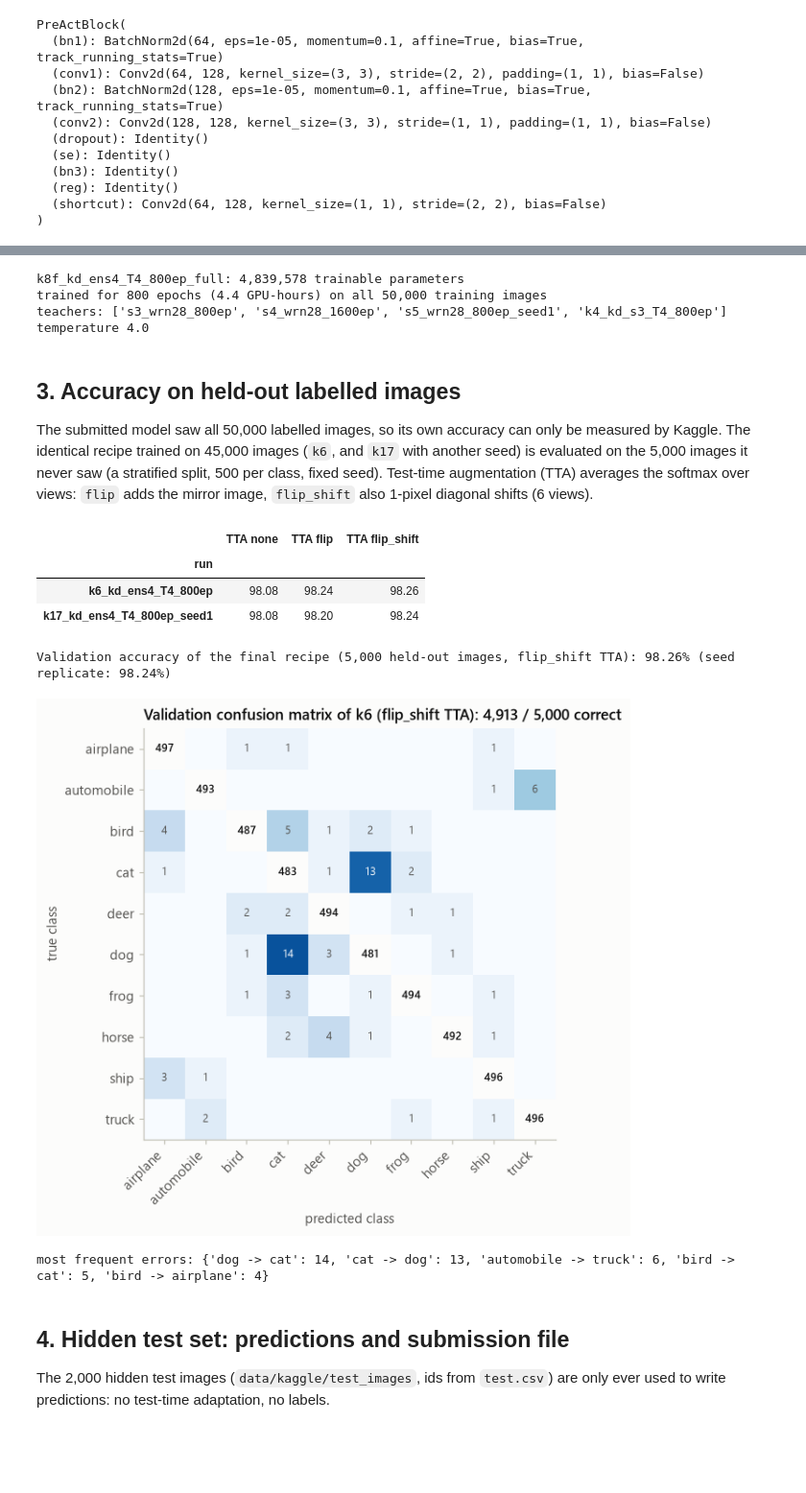
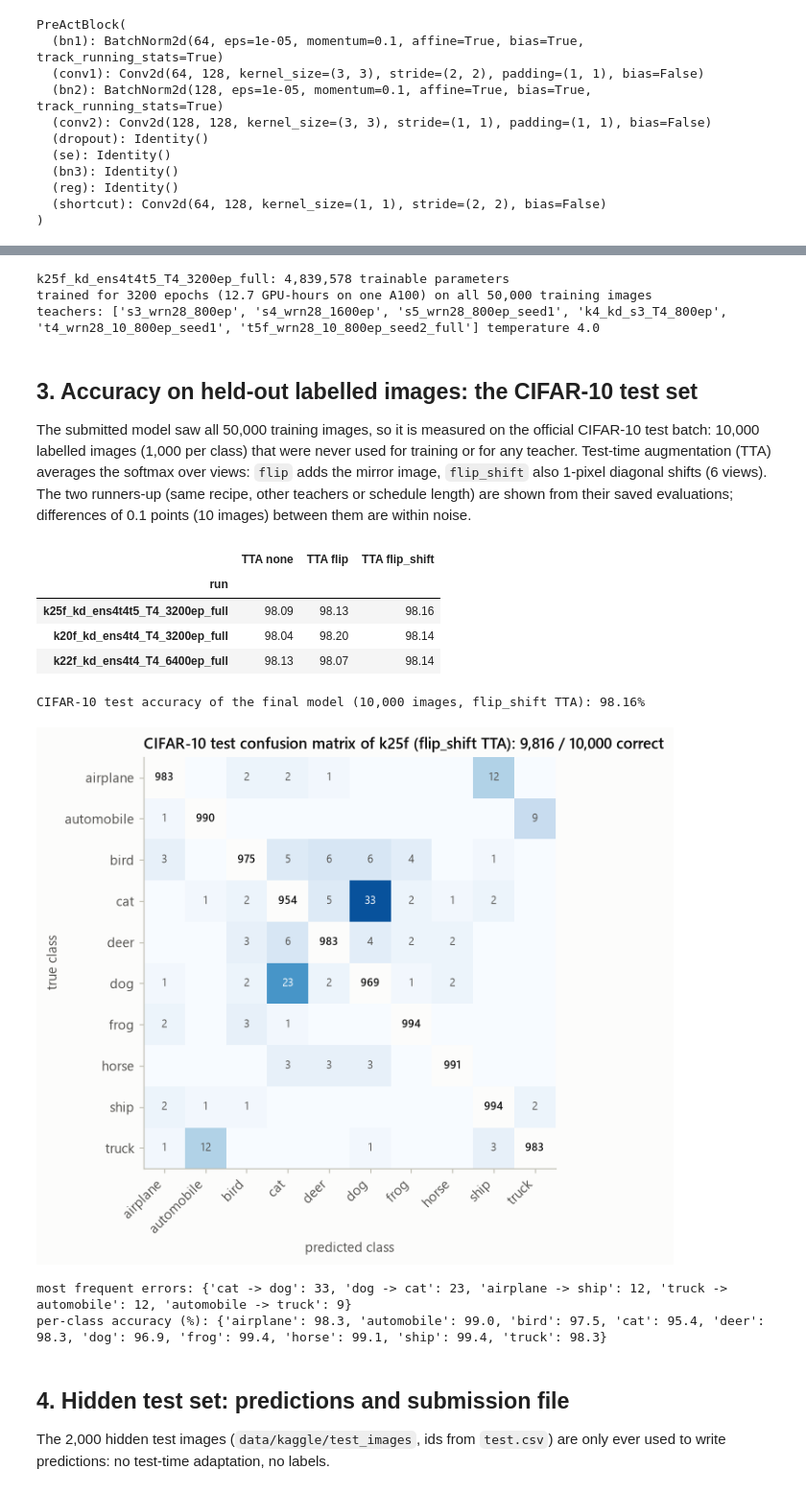
Before and after one commit to sankpal-shreyas/ResNets-CIFAR-10-5M, a Jupyter notebook: notebooks/final_model.ipynb, the cells around one changed output, grey strips where cells are left out. Shown at 96% size. Cells and saved outputs as stored; diff of their text form; code cells hidden in the pictures; blank space fills up the shorter version.

```diff
--- a/notebooks/final_model.ipynb
+++ b/notebooks/final_model.ipynb
@@ -131,76 +134,80 @@ sees ("function matching", Beyer et al., 2022).
 # %%
-final, ckpt = load_model(f"runs/{FINAL}/model_final.pt")
+ckpt = torch.load(f"runs/{FINAL}/model_final.pt", map_location="cpu", weights_only=False)
 s = ckpt["summary"]
-print(f"{FINAL}: {count_params(final):,} trainable parameters")
-print(f"trained for {s['epochs']} epochs ({s['train_hours']:.1f} GPU-hours) on all 50,000 training images")
+print(f"{FINAL}: {ckpt['params']:,} trainable parameters")
+print(f"trained for {s['epochs']} epochs ({s['train_hours']:.1f} GPU-hours on one A100) on all 50,000 training images")
 print("teachers:", [Path(t).parent.name for t in cfg["kd"]["teachers"]], f"temperature {cfg['kd']['temperature']}")
 # %% [output]
-k8f_kd_ens4_T4_800ep_full: 4,839,578 trainable parameters
-trained for 800 epochs (4.4 GPU-hours) on all 50,000 training images
-teachers: ['s3_wrn28_800ep', 's4_wrn28_1600ep', 's5_wrn28_800ep_seed1', 'k4_kd_s3_T4_800ep'] temperature 4.0
+k25f_kd_ens4t4t5_T4_3200ep_full: 4,839,578 trainable parameters
+trained for 3200 epochs (12.7 GPU-hours on one A100) on all 50,000 training images
+teachers: ['s3_wrn28_800ep', 's4_wrn28_1600ep', 's5_wrn28_800ep_seed1', 'k4_kd_s3_T4_800ep', 't4_wrn28_10_800ep_seed1', 't5f_wrn28_10_800ep_seed2_full'] temperature 4.0
 # %% [markdown]
-## 3. Accuracy on held-out labelled images
+## 3. Accuracy on held-out labelled images: the CIFAR-10 test set
 
-The submitted model saw all 50,000 labelled images, so its own accuracy can only be measured by Kaggle. The
-identical recipe trained on 45,000 images (`k6`, and `k17` with another seed) is evaluated on the 5,000 images
-it never saw (a stratified split, 500 per class, fixed seed). Test-time augmentation (TTA) averages the softmax
-over views: `flip` adds the mirror image, `flip_shift` also 1-pixel diagonal shifts (6 views).
+The submitted model saw all 50,000 training images, so it is measured on the official CIFAR-10 test batch:
+10,000 labelled images (1,000 per class) that were never used for training or for any teacher. Test-time
+augmentation (TTA) averages the softmax over views: `flip` adds the mirror image, `flip_shift` also 1-pixel
+diagonal shifts (6 views). The two runners-up (same recipe, other teachers or schedule length) are shown from
+their saved evaluations; differences of 0.1 points (10 images) between them are within noise.
 # %%
-images, labels = load_cifar10_train("data")
-_, val_idx = stratified_split(labels, 5000, seed=0)
-xv, yv = torch.from_numpy(images[val_idx]).cuda(), torch.from_numpy(labels[val_idx]).cuda()
+images, labels = load_cifar10_test("data")
+xt, yt = torch.from_numpy(images).cuda(), torch.from_numpy(labels).cuda()
 norm = GpuNormalize("cuda")
 
-rows, val_probs = [], {}
-for run in (TWIN, REPLICA):
-    m, _ = load_model(f"runs/{run}/model_final.pt")
-    row = {"run": run}
-    for tta in ("none", "flip", "flip_shift"):
-        p = predict_probs(m, xv, norm, tta)
-        val_probs[run, tta] = p.cpu().numpy()
-        row[f"TTA {tta}"] = (p.argmax(1) == yv).float().mean().item() * 100
-    rows.append(row)
-val_table = pd.DataFrame(rows).set_index("run")
-display(val_table.round(2))
-acc = val_table.loc[TWIN, "TTA flip_shift"]
-print(f"Validation accuracy of the final recipe (5,000 held-out images, flip_shift TTA): {acc:.2f}% "
-      f"(seed replicate: {val_table.loc[REPLICA, 'TTA flip_shift']:.2f}%)")
+final, ckpt = load_model(f"runs/{FINAL}/model_final.pt")
+test_probs10k, row = {}, {"run": FINAL}
+for tta in ("none", "flip", "flip_shift"):
+    p = predict_probs(final, xt, norm, tta)
+    test_probs10k[tta] = p.cpu().numpy()
+    row[f"TTA {tta}"] = (p.argmax(1) == yt).float().mean().item() * 100
+rows = [row]
+for run in RUNNERS_UP:  # recorded by scripts/eval_cifar10_test.py on the cluster
+    saved = json.load(open(f"runs/{run}/cifar10_test.json"))
+    rows.append({"run": run, **{f"TTA {t}": 100 * saved[t] for t in ("none", "flip", "flip_shift")}})
+test_table = pd.DataFrame(rows).set_index("run")
+display(test_table.round(2))
+acc = test_table.loc[FINAL, "TTA flip_shift"]
+print(f"CIFAR-10 test accuracy of the final model (10,000 images, flip_shift TTA): {acc:.2f}%")
 # %% [output]
 |  | TTA none | TTA flip | TTA flip_shift |
 | run |  |  |  |
-| k6_kd_ens4_T4_800ep | 98.08 | 98.24 | 98.26 |
-| k17_kd_ens4_T4_800ep_seed1 | 98.08 | 98.20 | 98.24 |
+| k25f_kd_ens4t4t5_T4_3200ep_full | 98.09 | 98.13 | 98.16 |
+| k20f_kd_ens4t4_T4_3200ep_full | 98.04 | 98.20 | 98.14 |
+| k22f_kd_ens4t4_T4_6400ep_full | 98.13 | 98.07 | 98.14 |
-Validation accuracy of the final recipe (5,000 held-out images, flip_shift TTA): 98.26% (seed replicate: 98.24%)
+CIFAR-10 test accuracy of the final model (10,000 images, flip_shift TTA): 98.16%
 # %%
-pred = val_probs[TWIN, "flip_shift"].argmax(1)
-y = yv.cpu().numpy()
+pred = test_probs10k["flip_shift"].argmax(1)
+y = labels
 cm = np.zeros((10, 10), int)
 np.add.at(cm, (y, pred), 1)
 
 fig, ax = plt.subplots(figsize=(6.2, 5.4))
 off = cm.astype(float)
 np.fill_diagonal(off, np.nan)  # colour only the errors; the diagonal (correct) is printed in ink
 ax.imshow(off, cmap="Blues", vmin=0, vmax=np.nanmax(off) * 1.15)
 for i in range(10):
     for j in range(10):
         if cm[i, j]:
             dark = i != j and cm[i, j] > np.nanmax(off) * 0.6
             ax.text(j, i, cm[i, j], ha="center", va="center", fontsize=8,
                     color="#ffffff" if dark else (INK if i == j else INK2), weight="semibold" if i == j else None)
 ax.set_xticks(range(10), CLASSES, rotation=45, ha="right")
 ax.set_yticks(range(10), CLASSES)
 ax.set_xlabel("predicted class")
 ax.set_ylabel("true class")
 ax.grid(False)
-ax.set_title(f"Validation confusion matrix of {TWIN.split('_')[0]} (flip_shift TTA): "
+ax.set_title(f"CIFAR-10 test confusion matrix of {FINAL.split('_')[0]} (flip_shift TTA): "
              f"{np.trace(cm):,} / {cm.sum():,} correct")
 fig.savefig(FIG_DIR / "confusion_matrix.png")
 plt.show()
 errors = pd.Series({f"{CLASSES[i]} -> {CLASSES[j]}": cm[i, j] for i in range(10) for j in range(10) if i != j})
 print("most frequent errors:", errors.sort_values(ascending=False).head(5).to_dict())
+per_class = pd.Series(np.diag(cm) / cm.sum(1) * 100, index=CLASSES).round(1)
+print("per-class accuracy (%):", per_class.to_dict())
 # %% [output]
-[figure, old version]
+[figure, new version]
-most frequent errors: {'dog -> cat': 14, 'cat -> dog': 13, 'automobile -> truck': 6, 'bird -> cat': 5, 'bird -> airplane': 4}
+most frequent errors: {'cat -> dog': 33, 'dog -> cat': 23, 'airplane -> ship': 12, 'truck -> automobile': 12, 'automobile -> truck': 9}
+per-class accuracy (%): {'airplane': 98.3, 'automobile': 99.0, 'bird': 97.5, 'cat': 95.4, 'deer': 98.3, 'dog': 96.9, 'frog': 99.4, 'horse': 99.1, 'ship': 99.4, 'truck': 98.3}
 # %% [markdown]
 ## 4. Hidden test set: predictions and submission file
 
```
Also changed, not shown: parts of 7 cells of this notebook, 23 other files.
